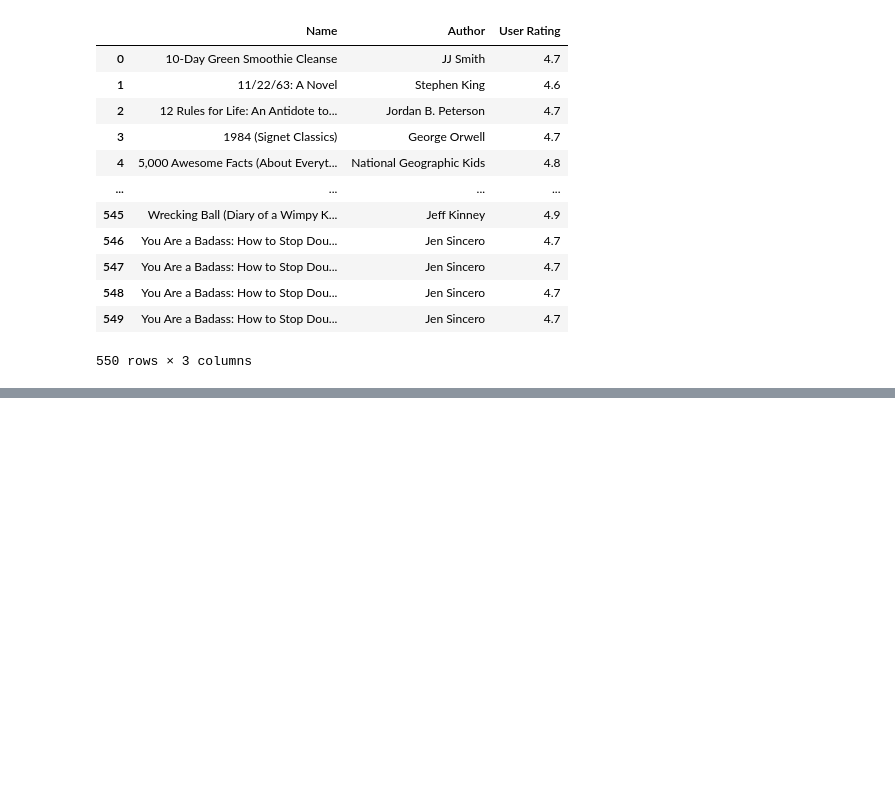
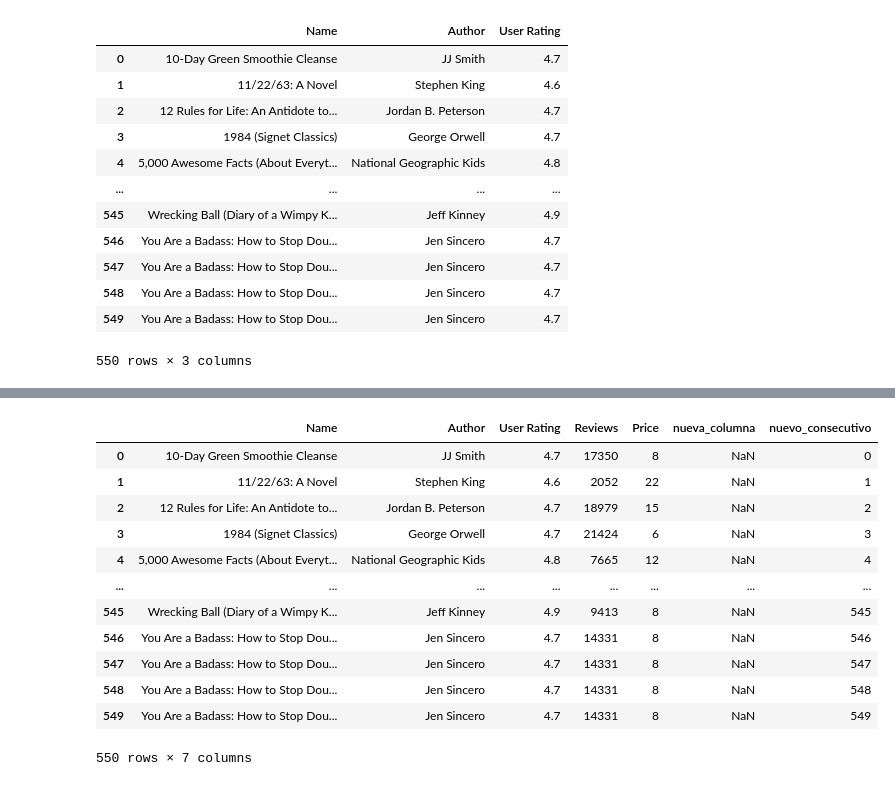
Before and after one commit to M-Alejo/numpy_pandas, a Jupyter notebook: bases_pandas_numpy.ipynb, the cells around one changed output, grey strips where cells are left out. Saved outputs shown, nothing was run; the diff lists cells and outputs as text; code cells hidden in the pictures; blank space fills up the shorter version.

Commit message:
Se agrega eliminar y agregar datos con Pandas

```diff
--- a/bases_pandas_numpy.ipynb
+++ b/bases_pandas_numpy.ipynb
@@ -802,0 +825,4 @@ df_libros.iloc[:,0:3]
+# %%
+# borrar columna en el mismo dataframe
+df_libros_copia.drop('Genre', axis=1, inplace=True) # axis=1 es columna
+df_libros_copia.head()
@@ -802,0 +836,4 @@ df_libros.iloc[:,0:3]
+# %%
+# otra forma de borrar columnas usando drop es asignando de nuevo al dataframe
+df_libros_copia = df_libros_copia.drop('Year', axis=1)
+df_libros_copia
@@ -802,0 +888,4 @@ df_libros.iloc[:,0:3]
+# %%
+# agregar columna nueva con NaN
+df_libros_copia['nueva_columna'] = np.nan
+df_libros_copia
@@ -802,0 +911,4 @@ df_libros.iloc[:,0:3]
+# %%
+# usar el numero de registros para crear un consecutivo
+id = np.arange(0, df_libros_copia.shape[0])
+id
@@ -802,0 +933,18 @@ df_libros.iloc[:,0:3]
+# %%
+# agregar consecutivo al dataframe
+df_libros_copia['nuevo_consecutivo'] = id
+df_libros_copia
+# %% [output]
+|  | Name | Author | User Rating | Reviews | Price | nueva_columna | nuevo_consecutivo |
+| 0 | 10-Day Green Smoothie Cleanse | JJ Smith | 4.7 | 17350 | 8 | NaN | 0 |
+| 1 | 11/22/63: A Novel | Stephen King | 4.6 | 2052 | 22 | NaN | 1 |
+| 2 | 12 Rules for Life: An Antidote to... | Jordan B. Peterson | 4.7 | 18979 | 15 | NaN | 2 |
+| 3 | 1984 (Signet Classics) | George Orwell | 4.7 | 21424 | 6 | NaN | 3 |
+| 4 | 5,000 Awesome Facts (About Everyt... | National Geographic Kids | 4.8 | 7665 | 12 | NaN | 4 |
+| ... | ... | ... | ... | ... | ... | ... | ... |
+| 545 | Wrecking Ball (Diary of a Wimpy K... | Jeff Kinney | 4.9 | 9413 | 8 | NaN | 545 |
+| 546 | You Are a Badass: How to Stop Dou... | Jen Sincero | 4.7 | 14331 | 8 | NaN | 546 |
+| 547 | You Are a Badass: How to Stop Dou... | Jen Sincero | 4.7 | 14331 | 8 | NaN | 547 |
+| 548 | You Are a Badass: How to Stop Dou... | Jen Sincero | 4.7 | 14331 | 8 | NaN | 548 |
+| 549 | You Are a Badass: How to Stop Dou... | Jen Sincero | 4.7 | 14331 | 8 | NaN | 549 |
+550 rows × 7 columns
```
Also changed, not shown: parts of 12 cells of this notebook.
